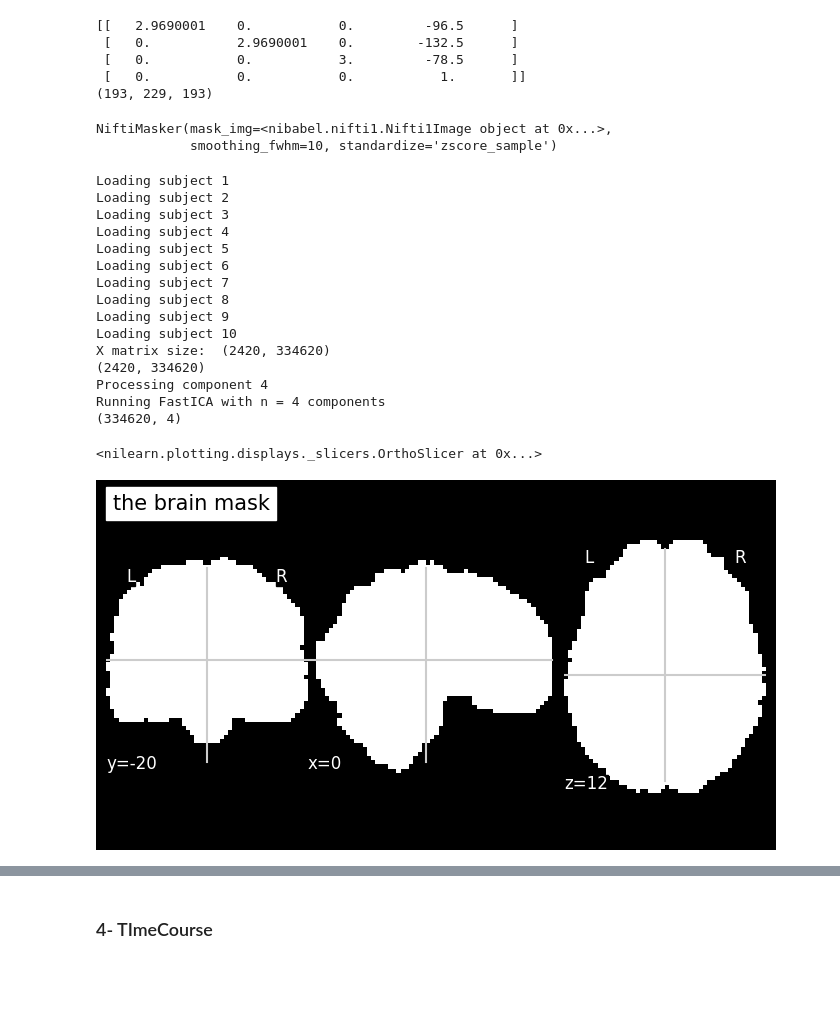
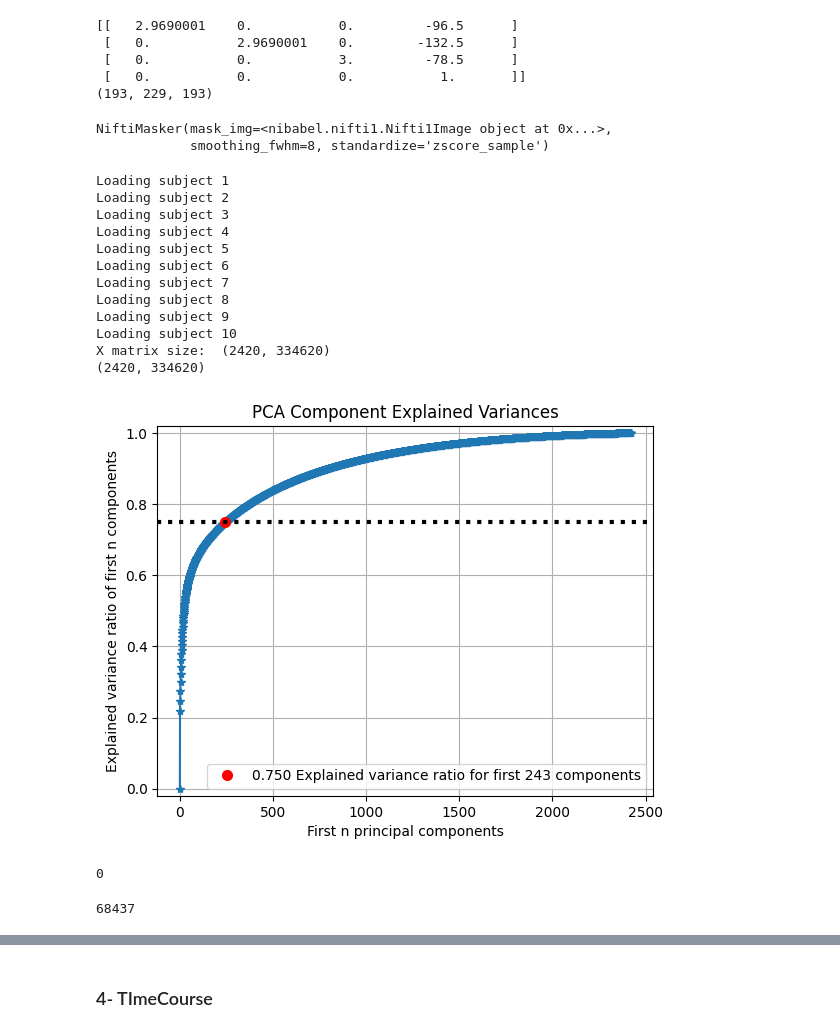
Before and after one commit to claireFriedrich/NSSP, a Jupyter notebook: Miniprojet2/MiniProject_2.ipynb, the cells around one changed output, grey strips where cells are left out. Drawn from its saved outputs; the diff is of its cells as text; code cells hidden in the pictures; blank space fills up the shorter version.

Commit message:
to run : without pca, with 0.24, 0.5, 0.95 with component 4,10 and 20 : plot ICA and time series

```diff
--- a/Miniprojet2/MiniProject_2.ipynb
+++ b/Miniprojet2/MiniProject_2.ipynb
@@ -553,13 +580,14 @@ print(bg.shape)
 mask = nib.load("sub-02_better_T1w_mask2.nii")
 masker1 = NiftiMasker(
     mask_img = mask,
-    smoothing_fwhm=10,
+    smoothing_fwhm=8,
     standardize="zscore_sample",
+
 )
 masker1.fit(list_data)
 # %% [output]
 NiftiMasker(mask_img=<nibabel.nifti1.Nifti1Image object at 0x...>,
-            smoothing_fwhm=10, standardize='zscore_sample')
+            smoothing_fwhm=8, standardize='zscore_sample')
 # %%
 path_func_img = func_sub_02_path
 img_ex = nib.load(path_func_img)
@@ -576,8 +604,7 @@ size = x*y*z
 # %%
 X_data = create_X(masker1, N_subj, N_tot, N_vol, size)
 print(X_data.shape)
-nb_components =  [4]#,10]#20, 60 ...]
-S_ = compute_ICA(X_data, nb_components)
+nb_components = [4,10,20]
 # %% [output]
 Loading subject 1
 Loading subject 2
@@ -591,13 +618,16 @@ Loading subject 9
 Loading subject 10
 X matrix size:  (2420, 334620)
 (2420, 334620)
-Processing component 4
-Running FastICA with n = 4 components
-(334620, 4)
-# %%
-mask = nib.load("sub-02_better_T1w_mask2.nii")
-plot_stat_map(mask, black_bg=True, title='the brain mask', colorbar=False, bg_img=None)
-# %% [output]
-<nilearn.plotting.displays._slicers.OrthoSlicer at 0x...>
-[figure, removed]
+# %%
+plot_pca(X_data.T)
+# %% [output]
+[figure, added]
+# %%
+np.sum(np.mean(X_data, axis=0) >1e-10)
+# %% [output]
+0
+# %%
+np.sum(np.std(X_data, axis=0) >0.5)
+# %% [output]
+68437
 # %%
```
Also changed, not shown: parts of 14 cells of this notebook.
